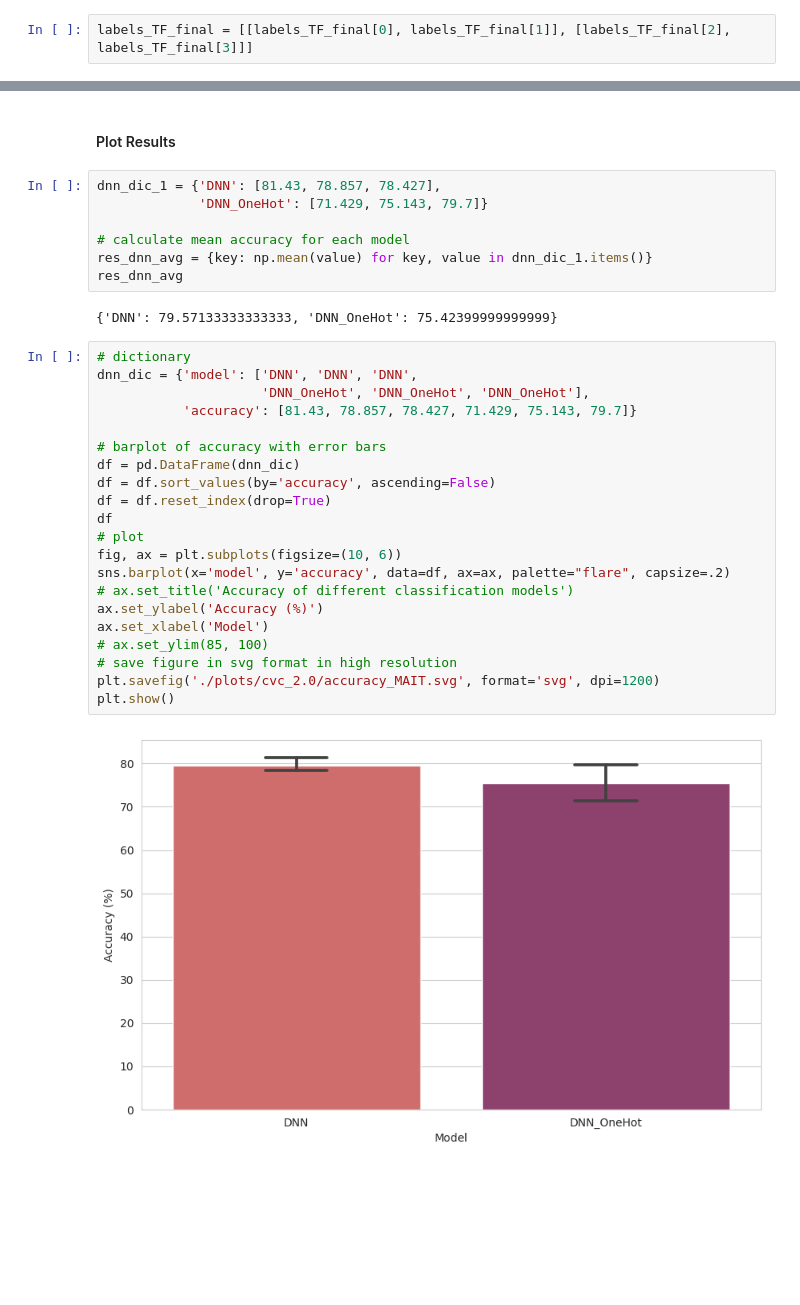
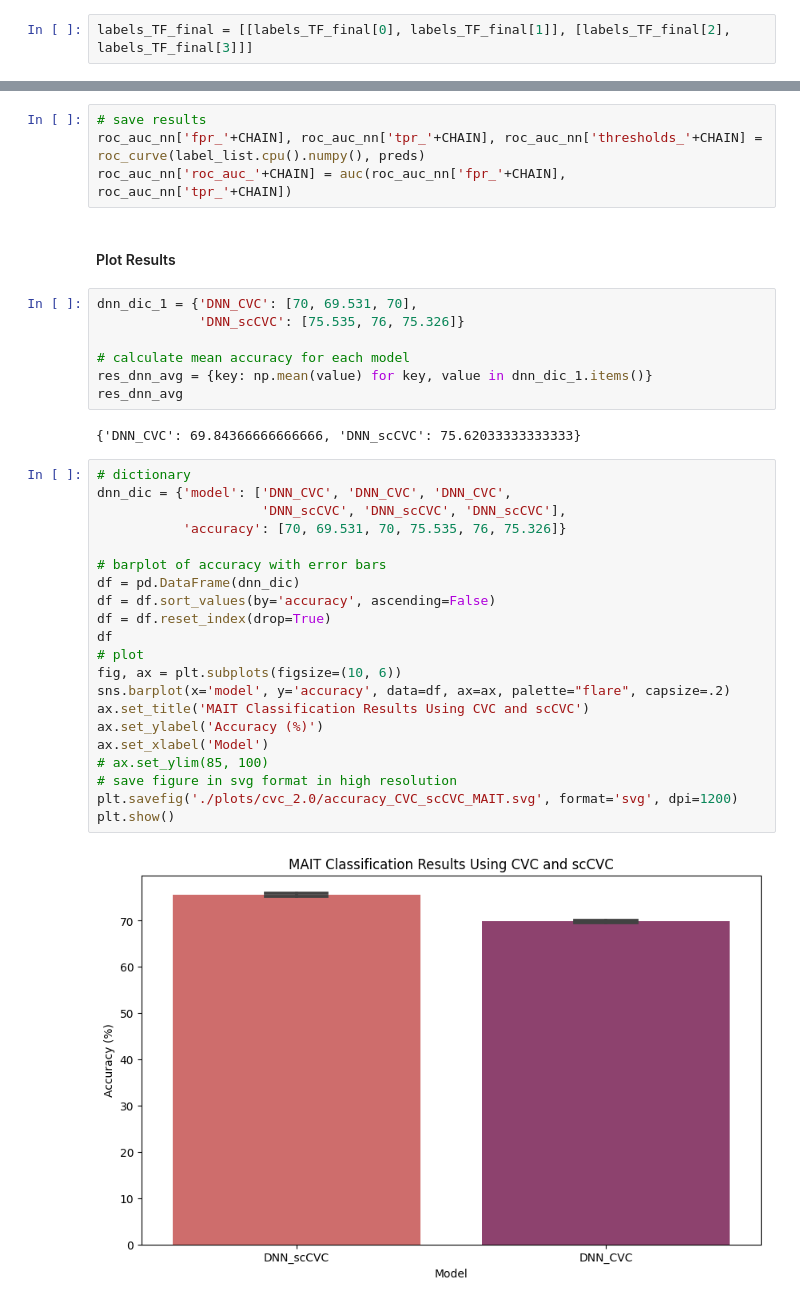
Before and after one commit to RomiGoldner/CVC, a Jupyter notebook: lab_notebooks/MAIT_classifier.ipynb, the cells around one changed output, grey strips where cells are left out. Saved outputs shown, nothing was run; the diff lists cells and outputs as text; blank space fills up the shorter version.

```diff
--- a/lab_notebooks/MAIT_classifier.ipynb
+++ b/lab_notebooks/MAIT_classifier.ipynb
@@ -631,34 +716,38 @@ else:
+# %%
+# save results
+roc_auc_nn['fpr_'+CHAIN], roc_auc_nn['tpr_'+CHAIN], roc_auc_nn['thresholds_'+CHAIN] = roc_curve(label_list.cpu().numpy(), preds)
+roc_auc_nn['roc_auc_'+CHAIN] = auc(roc_auc_nn['fpr_'+CHAIN], roc_auc_nn['tpr_'+CHAIN])
 # %% [markdown]
 #### Plot Results
 # %%
-dnn_dic_1 = {'DNN': [81.43, 78.857, 78.427],
-             'DNN_OneHot': [71.429, 75.143, 79.7]}
+dnn_dic_1 = {'DNN_CVC': [70, 69.531, 70],
+             'DNN_scCVC': [75.535, 76, 75.326]}
 
 # calculate mean accuracy for each model
 res_dnn_avg = {key: np.mean(value) for key, value in dnn_dic_1.items()}
 res_dnn_avg
 # %% [output]
-{'DNN': 79.57133333333333, 'DNN_OneHot': 75.42399999999999}
+{'DNN_CVC': 69.84366666666666, 'DNN_scCVC': 75.62033333333333}
 # %%
 # dictionary
-dnn_dic = {'model': ['DNN', 'DNN', 'DNN',
-                     'DNN_OneHot', 'DNN_OneHot', 'DNN_OneHot'],
-           'accuracy': [81.43, 78.857, 78.427, 71.429, 75.143, 79.7]}
+dnn_dic = {'model': ['DNN_CVC', 'DNN_CVC', 'DNN_CVC',
+                     'DNN_scCVC', 'DNN_scCVC', 'DNN_scCVC'],
+           'accuracy': [70, 69.531, 70, 75.535, 76, 75.326]}
 
 # barplot of accuracy with error bars
 df = pd.DataFrame(dnn_dic)
 df = df.sort_values(by='accuracy', ascending=False)
 df = df.reset_index(drop=True)
 df
 # plot
 fig, ax = plt.subplots(figsize=(10, 6))
 sns.barplot(x='model', y='accuracy', data=df, ax=ax, palette="flare", capsize=.2)
-# ax.set_title('Accuracy of different classification models')
+ax.set_title('MAIT Classification Results Using CVC and scCVC')
 ax.set_ylabel('Accuracy (%)')
 ax.set_xlabel('Model')
 # ax.set_ylim(85, 100)
 # save figure in svg format in high resolution
-plt.savefig('./plots/cvc_2.0/accuracy_MAIT.svg', format='svg', dpi=1200)
+plt.savefig('./plots/cvc_2.0/accuracy_CVC_scCVC_MAIT.svg', format='svg', dpi=1200)
 plt.show()
 # %% [output]
-[figure, old version]
+[figure, new version]
```
Also changed, not shown: parts of 43 cells of this notebook, 5 other files.
